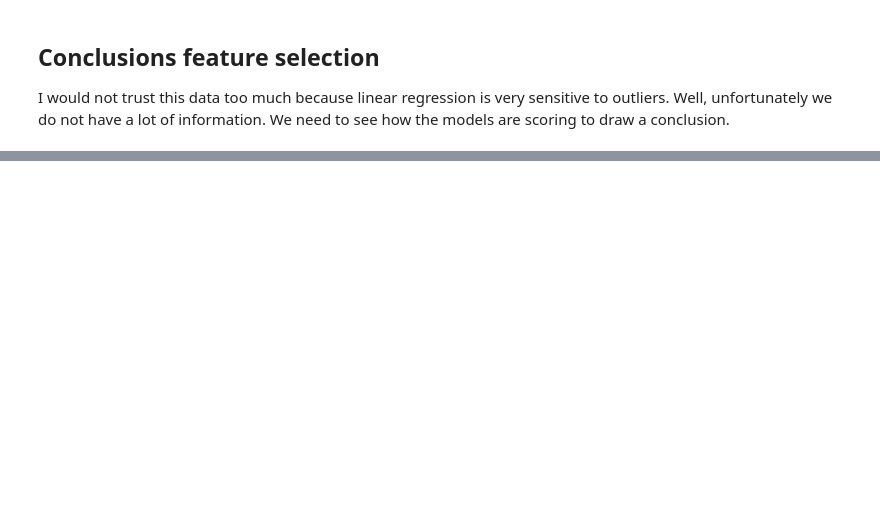
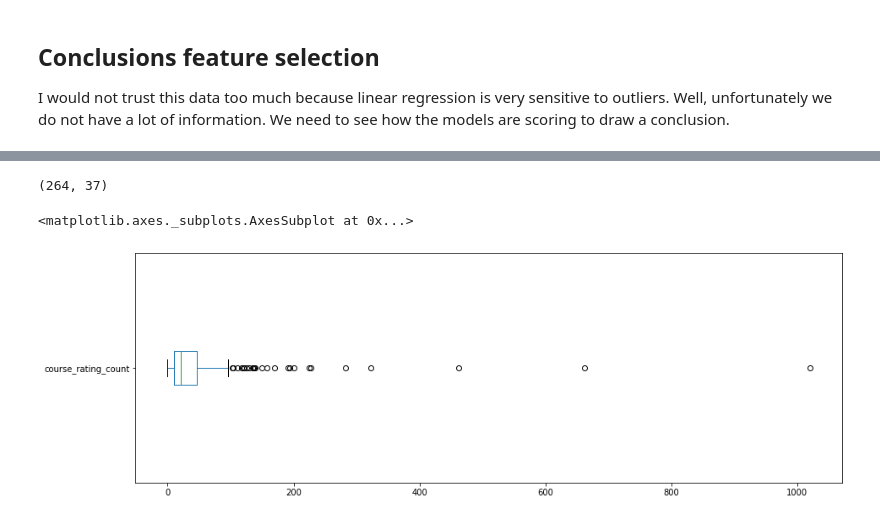
Before and after one commit to ChessNomad/chessable-courses, a Jupyter notebook: Scoring well on chessable.com.ipynb, the cells around one changed output, grey strips where cells are left out. Cells and saved outputs as stored; diff of their text form; code cells hidden in the pictures; blank space fills up the shorter version.

```diff
--- a/Scoring well on chessable.com.ipynb
+++ b/Scoring well on chessable.com.ipynb
@@ -440,0 +452,18 @@ The takeaways from the exploratory data analysis are the following:
+# %%
+paid = chessable[chessable['price'] != 0]
+paid.shape
+# %% [output]
+(264, 37)
+# %%
+import warnings
+warnings.filterwarnings("ignore")
+#We have lost 110 courses in the process. Let's see who the most succesful authors are!
+#Creatig a revenue column without the rubies, they go to chessable, not the author.
+paid['revenue'] = paid['course_rating_count'] * paid['price']
+author_pivot = pd.pivot_table(paid, values = ['revenue', 'rubies'], index='author', aggfunc='sum')
+author_pivot = author_pivot.sort_values('revenue', ascending = False).head(20)
+# %%
+paid.course_rating_count.plot.box(figsize=(15,5),vert=False) #checking the distribution. It's still the same as above
+# %% [output]
+<matplotlib.axes._subplots.AxesSubplot at 0x...>
+[figure, added]
```
Also changed, not shown: parts of 24 cells of this notebook.
